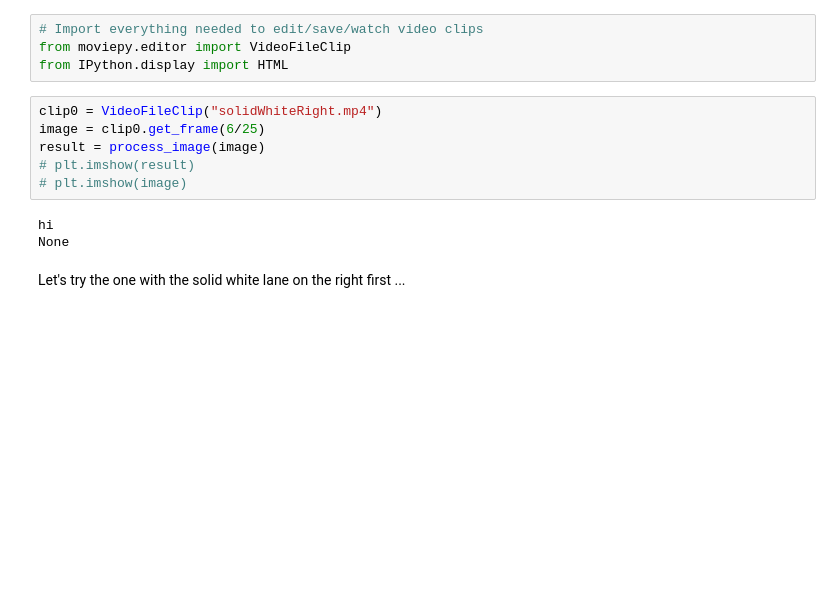
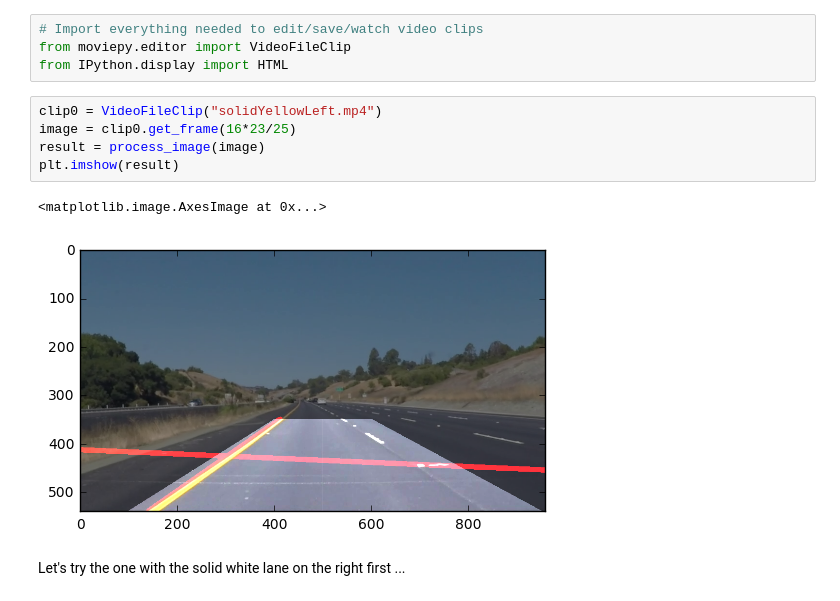
Before and after one commit to sirpsycho85/CarND-LaneLines-P1, a Jupyter notebook: P1.ipynb, the cells around one changed output. Drawn from its saved outputs; the diff is of its cells as text; blank space fills up the shorter version.

```diff
--- a/P1.ipynb
+++ b/P1.ipynb
@@ -304,14 +288,13 @@ We can test our solution on two provided videos:
 from moviepy.editor import VideoFileClip
 from IPython.display import HTML
 # %%
-clip0 = VideoFileClip("solidWhiteRight.mp4")
-image = clip0.get_frame(6/25)
+clip0 = VideoFileClip("solidYellowLeft.mp4")
+image = clip0.get_frame(16*23/25)
 result = process_image(image)
-# plt.imshow(result)
-# plt.imshow(image)
+plt.imshow(result)
 # %% [output]
-hi
-None
+<matplotlib.image.AxesImage at 0x...>
+[figure, added]
 # %% [markdown]
 Let's try the one with the solid white lane on the right first ...
 # %%
```
Also changed, not shown: parts of 3 cells of this notebook, 2 other files.
